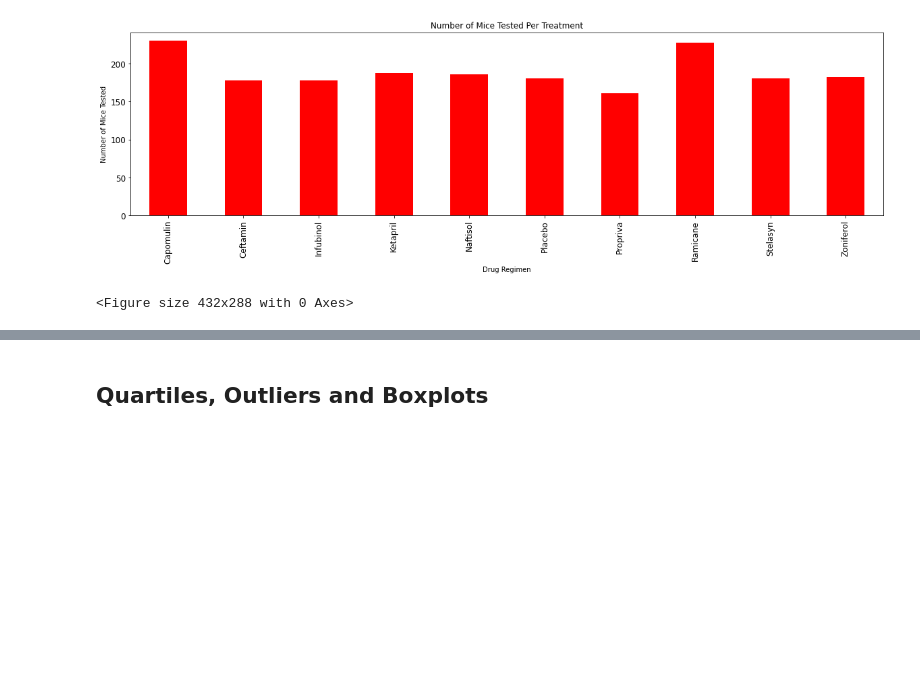
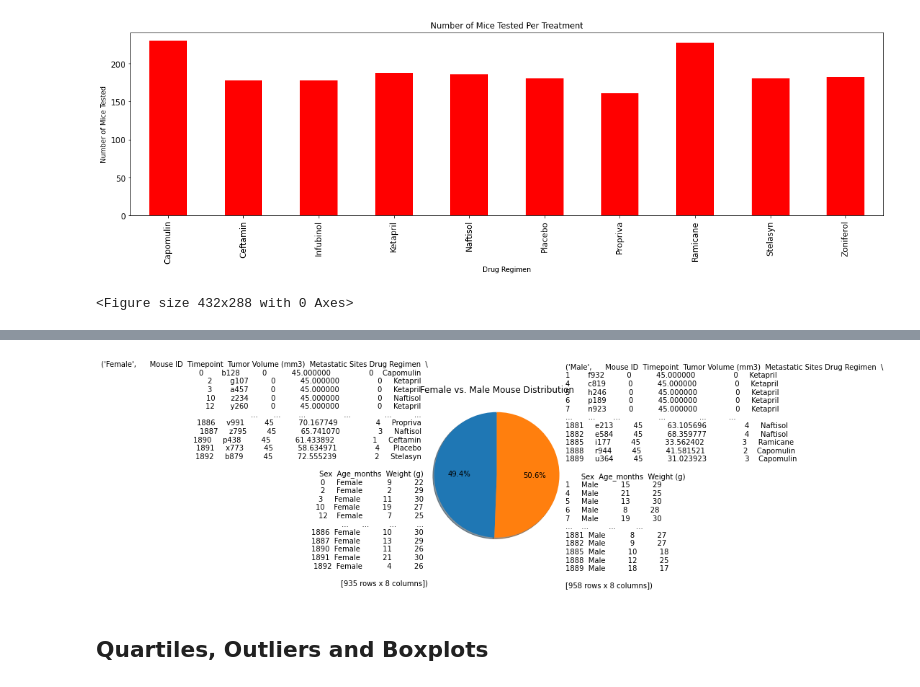
Before and after one commit to teresaflicek/matplotlib-challenge, a Jupyter notebook: Pymaceuticals/pymaceuticals_starter.ipynb, the cells around one changed output, grey strips where cells are left out. Drawn from its saved outputs; the diff is of its cells as text; code cells hidden in the pictures; blank space fills up the shorter version.

```diff
--- a/Pymaceuticals/pymaceuticals_starter.ipynb
+++ b/Pymaceuticals/pymaceuticals_starter.ipynb
@@ -211,3 +216,22 @@ TypeError: 'int' object is not iterable
+# %%
+# Generate a pie plot showing the distribution of female versus male mice using pyplot
+#groupby sex of mice
+
+gender_mice = clean_df.groupby(["Sex"])
+gender_mice
+
+#number of mice
+mice_count = gender_mice["Sex"].count()
+mice_count
+
+plt.pie(mice_count, labels=gender_mice, autopct="%1.1f%%", shadow=True, startangle=90)
+
+plt.title("Female vs. Male Mouse Distribution")
+
+plt.axis=("equal")
+plt.show()
+# %% [output]
+[figure, added]
 # %% [markdown]
 ## Quartiles, Outliers and Boxplots
 # %%
```
Also changed, not shown: parts of 5 cells of this notebook.
